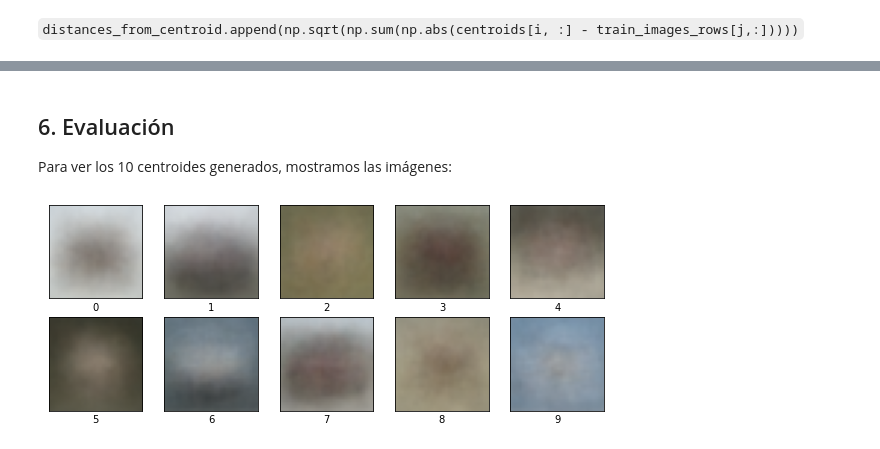
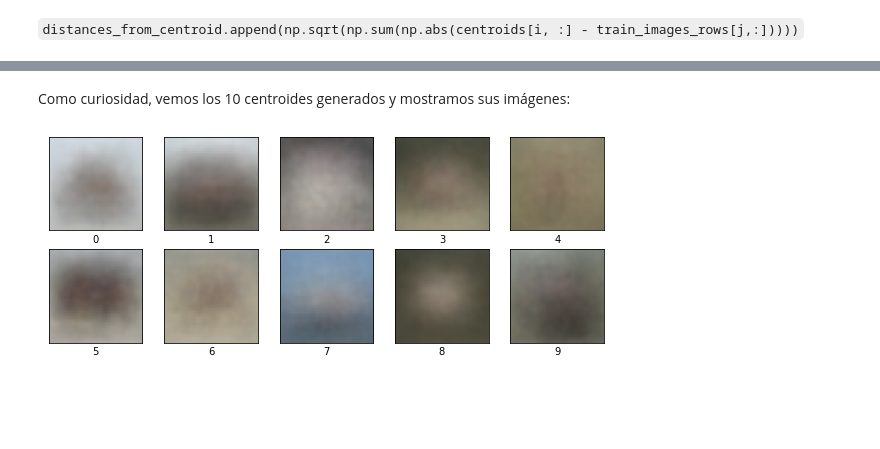
Before and after one commit to rafaelsf80/notebooks, a Jupyter notebook: _notebooks/2020-09-27-cifar-kmeans.ipynb, the cells around one changed output, grey strips where cells are left out. Cells and saved outputs as stored; diff of their text form; code cells hidden in the pictures; blank space fills up the shorter version.

Commit message:
adding evaluation in k-Means

```diff
--- a/_notebooks/2020-09-27-cifar-kmeans.ipynb
+++ b/_notebooks/2020-09-27-cifar-kmeans.ipynb
@@ -145,10 +166,11 @@ def update(closest):
 # %%
-# Ejecución del algoritmo kMeans: bucle hasta que los centroides no cambian
+# Ejecución del algoritmo k-Means: bucle hasta que los centroides no cambian
 centroides = np.random.rand(NUM_CENTROIDS, 32*32*3)
 while True:
     cercanos = assignment(centroides)
-    nuevos_centroides = update(cercanos)
-    print("Convergence: ", np.sum(nuevos_centroides)-np.sum(centroides))
+    nuevos_centroides, precision = update(cercanos)
+    #print("Convergence: ", np.sum(nuevos_centroides)-np.sum(centroides))
+    print("Accuracy: ", precision.mean())
     if (np.allclose(nuevos_centroides, centroides)):
       break
     centroides = nuevos_centroides
@@ -177,20 +219,18 @@ En el paso 2 anterior (asignación de centroides), se puede usar la distancia L1
 # %% [markdown]
-## 6. Evaluación
-Para ver los 10 centroides generados, mostramos las imágenes:
+Como curiosidad, vemos los 10 centroides generados y mostramos sus imágenes:
 # %%
 centroides_img = nuevos_centroides.reshape(nuevos_centroides.shape[0], 32, 32, 3)
 
 plt.figure(figsize=(10,10))
-for i in range(NUM_CENTROIDS):
-    plt.subplot(5,5,i+1)
+for c in range(NUM_CENTROIDS):
+    plt.subplot(5,5,c+1)
     plt.xticks([])
     plt.yticks([])
     plt.grid(False)
-    plt.imshow(centroides_img[i], cmap=plt.cm.binary)
+    plt.imshow(centroides_img[c], cmap=plt.cm.binary)
     # The CIFAR labels happen to be arrays,
     # which is why you need the extra index
-    plt.xlabel(i)
-
+    plt.xlabel(c)
 plt.show()
 # %% [output]
-[figure, old version]
+[figure, new version]
```
Also changed, not shown: parts of 6 cells of this notebook.
